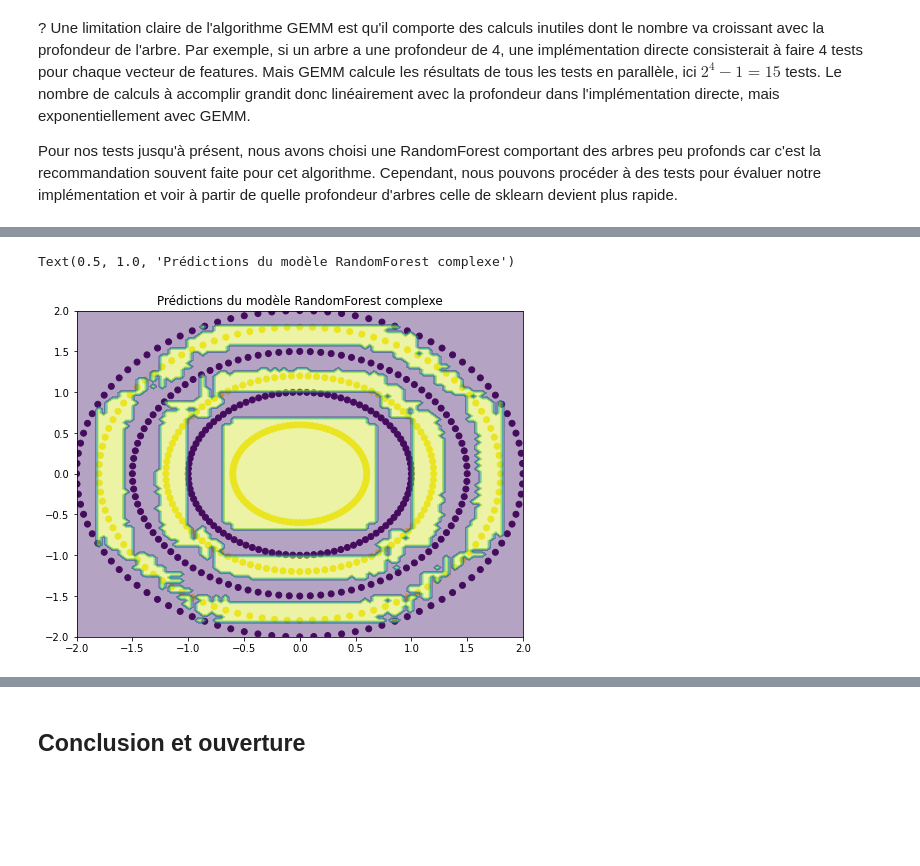
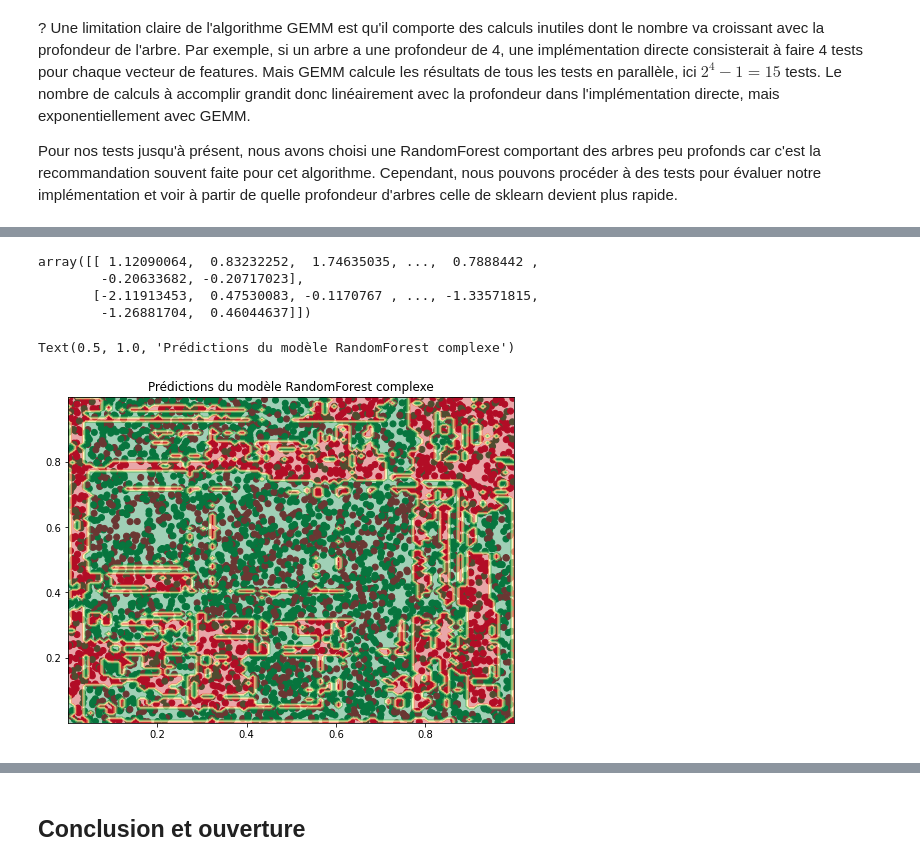
Before and after one commit to Nathra21/eltdm_project, a Jupyter notebook: Report.ipynb, the cells around one changed output, grey strips where cells are left out. Cells and saved outputs as stored; diff of their text form; code cells hidden in the pictures; blank space fills up the shorter version.

```diff
--- a/Report.ipynb
+++ b/Report.ipynb
@@ -233,22 +225,33 @@ plt.show()
+# %%
+X
+# %% [output]
+array([[ 1.12090064,  0.83232252,  1.74635035, ...,  0.7888442 ,
+        -0.20633682, -0.20717023],
+       [-2.11913453,  0.47530083, -0.1170767 , ..., -1.33571815,
+        -1.26881704,  0.46044637]])
 # %%
+# On génère un dataset complexe pour que l'algorithme ait besoin d'arbres très profonds
+X = np.random.uniform(0, 1, size=(5000, 2))
+y = 1*(np.random.rand(5000) > 0.5)
+
 # On vérifie que tous les arbres ont la profondeur maximale, c'est important pour que nos tests de performance soient valides
 clf = RandomForestClassifier(n_estimators=100, max_depth=10, random_state=0).fit(X, y)
 depths = [tree.get_depth() for tree in clf.estimators_]
 assert all(d == 10 for d in depths)
 
 # On peut s'amuser à visualiser les prédictions de ce modèle complexe
 plt.subplots(figsize=(8, 6))
-plt.scatter(X[:, 0], X[:, 1], c=y)
+plt.scatter(X[:, 0], X[:, 1], c=y, cmap="RdYlGn")
 
 grid_1d = np.linspace(-1.1, 1.1, 100)
 xx, yy = np.meshgrid(np.linspace(X[:, 0].min(), X[:, 0].max(), 100), np.linspace(X[:, 1].min(), X[:, 1].max(), 100))
 Z = clf.predict(np.c_[xx.ravel(), yy.ravel()])
 Z = Z.reshape(xx.shape)
-plt.contourf(xx, yy, Z, alpha=0.4)
+plt.contourf(xx, yy, Z, alpha=0.4, cmap="RdYlGn")
 
 plt.title("Prédictions du modèle RandomForest complexe")
 # %% [output]
 Text(0.5, 1.0, 'Prédictions du modèle RandomForest complexe')
-[figure, old version]
+[figure, new version]
 # %%
 times = {}
```
Also changed, not shown: parts of 9 cells of this notebook.
